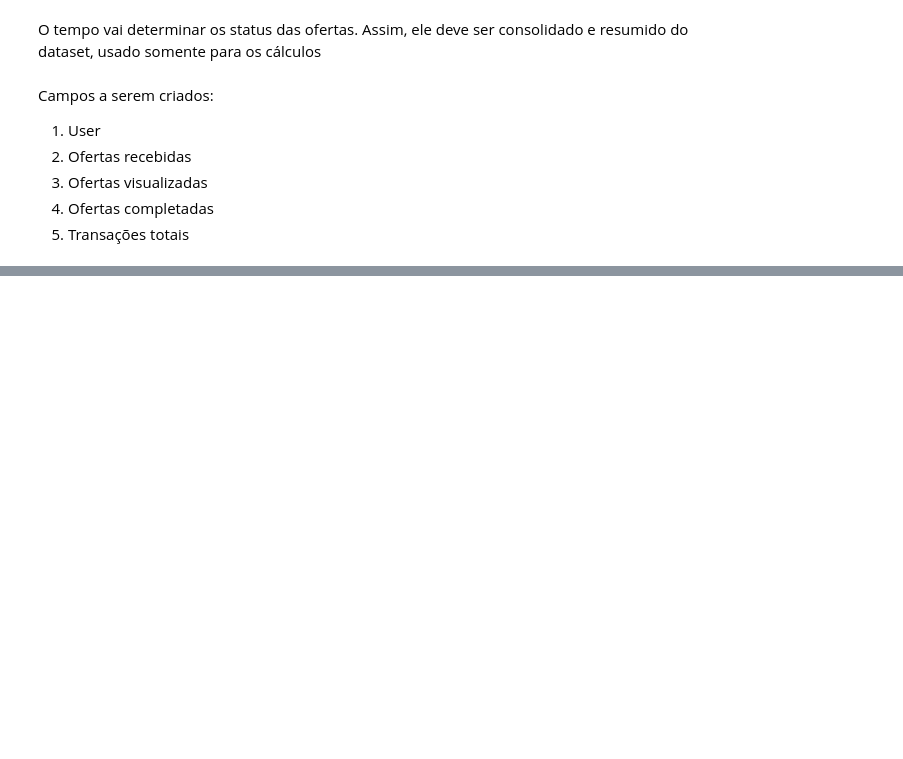
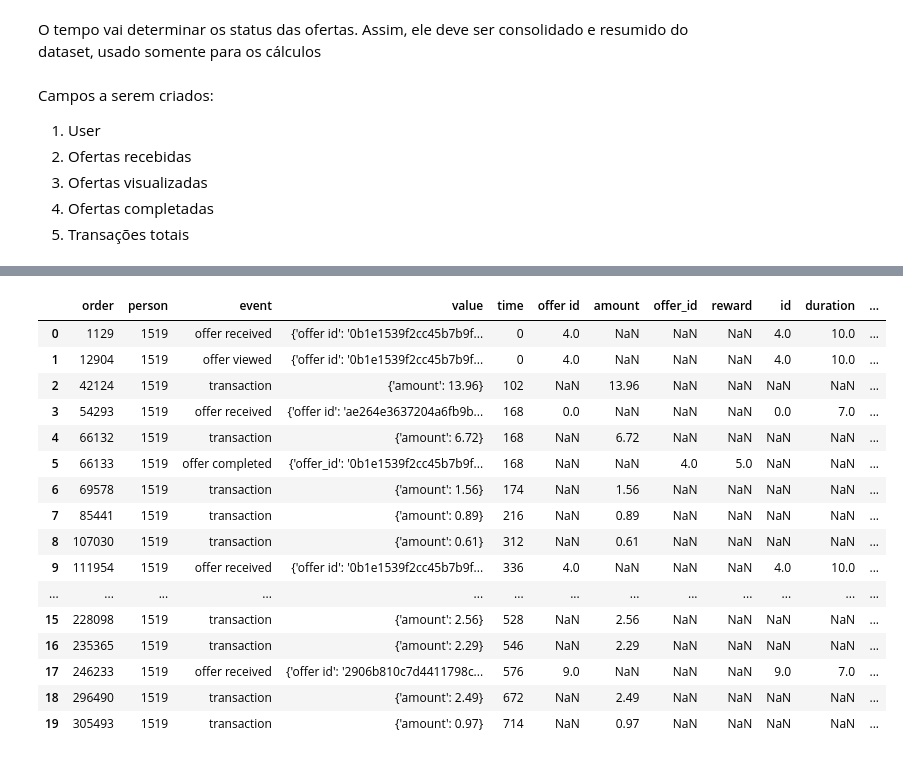
Before and after one commit to IsmaelMiranda11/capstone_project_offer_starbucks, a Jupyter notebook: Explorando os Dados.ipynb, the cells around one changed output, grey strips where cells are left out. Saved outputs shown, nothing was run; the diff lists cells and outputs as text; code cells hidden in the pictures; blank space fills up the shorter version.

```diff
--- a/Explorando os Dados.ipynb
+++ b/Explorando os Dados.ipynb
@@ -232,22 +259,54 @@ transcript.loc[cond]
 # %%
-cond = transcript.person == 1510
-df_teste = transcript.loc[cond]
-df_teste = df_teste.reset_index()
+# Selecionar um usuário
+cond = transcript.person == 1519 #1510
+df_teste = transcript.loc[cond].reset_index().rename(columns={'index':'order'})
 
 
+# Quebrar a coluna de value com seus valores
 dicts_df = pd.json_normalize(df_teste.value)
+
+
+# Concatenar com o dataset filtrado
 df_teste = pd.concat([df_teste, dicts_df], axis=1)
 
 
+# Trocar para o id da portifolio
 df_teste['offer id'] = df_teste['offer id'].map(dict_port_id)
-df_teste['offer_id'] = df_teste['offer_id'].map(dict_port_id)
+# Se não houver completo nenhuma oferta, passar
+try:
+    df_teste['offer_id'] = df_teste['offer_id'].map(dict_port_id)
+except:
+    pass
 
-df_joined = df_teste.merge(portfolio[['offer_type','duration', 'id']], left_on='offer id', right_on='id', how='outer')
+# Resumo do protifolio
+short_portifolio = portfolio[['id', 'duration']]
 
+
+# Unir o joined com infos do portifolio
+df_joined = df_teste.merge(short_portifolio, left_on='offer id', right_on='id', how='left')
+
+# Criar uma coluna com resumo do evento
 import re
-
-f = lambda eve: re.findall('(offer)(.*)', str(eve))[0][1]  if 'offer' in str(eve) else str(eve)
-
+f = lambda eve: re.findall('(offer)(.*)', str(eve))[0][1].strip()  if 'offer' in str(eve) else str(eve)
 df_joined['event2'] = df_joined.event.map(f)
 
-df_joined.duration = df_joined.duration * 24
+# df_joined.duration = df_joined.duration * 24
+df_joined
+# %% [output]
+|  | order | person | event | value | time | offer id | amount | offer_id | reward | id | duration | ... |
+| 0 | 1129 | 1519 | offer received | {'offer id': '0b1e1539f2cc45b7b9f... | 0 | 4.0 | NaN | NaN | NaN | 4.0 | 10.0 | ... |
+| 1 | 12904 | 1519 | offer viewed | {'offer id': '0b1e1539f2cc45b7b9f... | 0 | 4.0 | NaN | NaN | NaN | 4.0 | 10.0 | ... |
+| 2 | 42124 | 1519 | transaction | {'amount': 13.96} | 102 | NaN | 13.96 | NaN | NaN | NaN | NaN | ... |
+| 3 | 54293 | 1519 | offer received | {'offer id': 'ae264e3637204a6fb9b... | 168 | 0.0 | NaN | NaN | NaN | 0.0 | 7.0 | ... |
+| 4 | 66132 | 1519 | transaction | {'amount': 6.72} | 168 | NaN | 6.72 | NaN | NaN | NaN | NaN | ... |
+| 5 | 66133 | 1519 | offer completed | {'offer_id': '0b1e1539f2cc45b7b9f... | 168 | NaN | NaN | 4.0 | 5.0 | NaN | NaN | ... |
+| 6 | 69578 | 1519 | transaction | {'amount': 1.56} | 174 | NaN | 1.56 | NaN | NaN | NaN | NaN | ... |
+| 7 | 85441 | 1519 | transaction | {'amount': 0.89} | 216 | NaN | 0.89 | NaN | NaN | NaN | NaN | ... |
+| 8 | 107030 | 1519 | transaction | {'amount': 0.61} | 312 | NaN | 0.61 | NaN | NaN | NaN | NaN | ... |
+| 9 | 111954 | 1519 | offer received | {'offer id': '0b1e1539f2cc45b7b9f... | 336 | 4.0 | NaN | NaN | NaN | 4.0 | 10.0 | ... |
+| ... | ... | ... | ... | ... | ... | ... | ... | ... | ... | ... | ... | ... |
+| 15 | 228098 | 1519 | transaction | {'amount': 2.56} | 528 | NaN | 2.56 | NaN | NaN | NaN | NaN | ... |
+| 16 | 235365 | 1519 | transaction | {'amount': 2.29} | 546 | NaN | 2.29 | NaN | NaN | NaN | NaN | ... |
+| 17 | 246233 | 1519 | offer received | {'offer id': '2906b810c7d4411798c... | 576 | 9.0 | NaN | NaN | NaN | 9.0 | 7.0 | ... |
+| 18 | 296490 | 1519 | transaction | {'amount': 2.49} | 672 | NaN | 2.49 | NaN | NaN | NaN | NaN | ... |
+| 19 | 305493 | 1519 | transaction | {'amount': 0.97} | 714 | NaN | 0.97 | NaN | NaN | NaN | NaN | ... |
```
Also changed, not shown: parts of 30 cells of this notebook, 2 other files.
